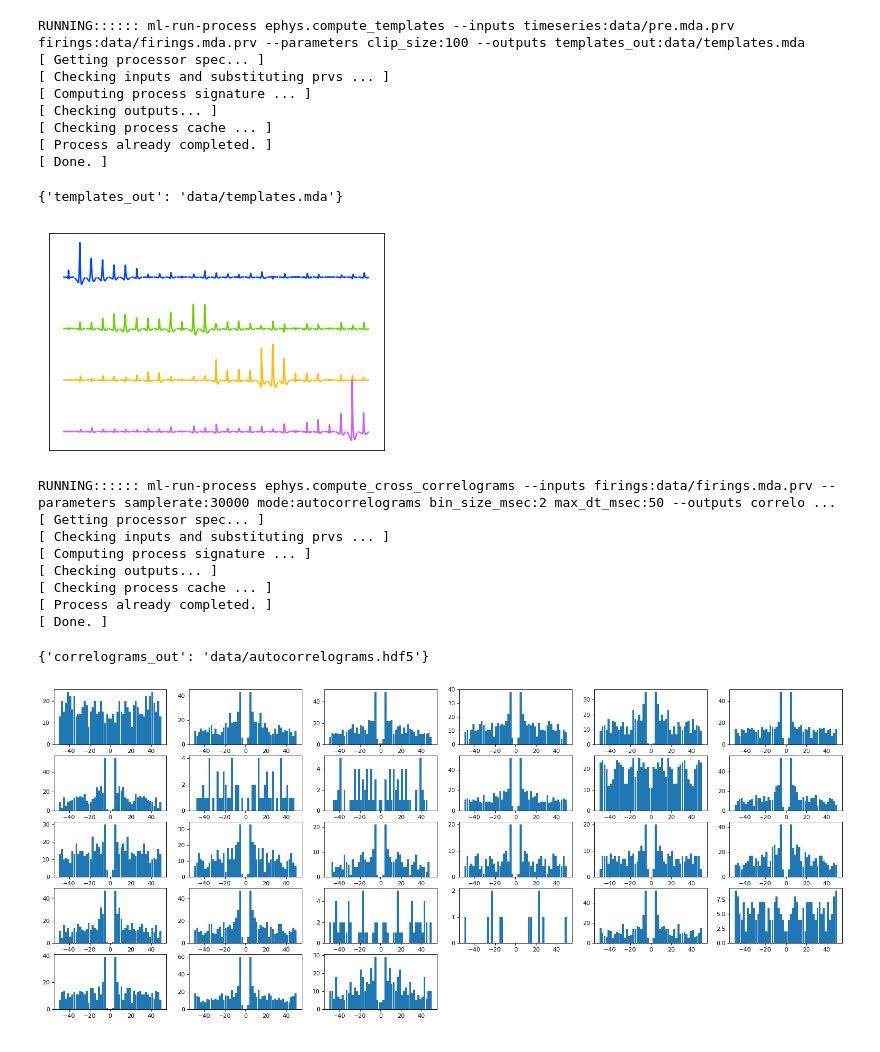
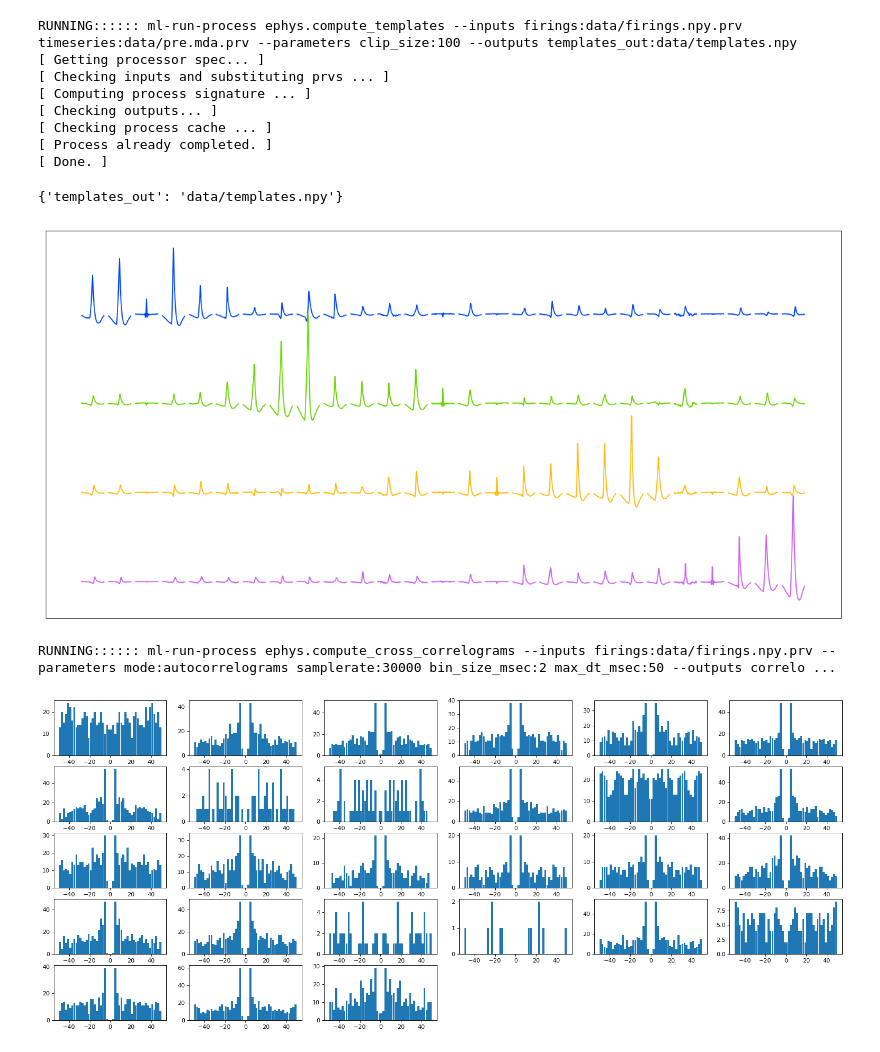
Before and after one commit to flatironinstitute/mountainlab-js, a Jupyter notebook: examples/spike_sorting/001_simple_bash_example/view_results.ipynb, the cells around one changed output. Saved outputs shown, nothing was run; the diff lists cells and outputs as text; code cells hidden in the pictures.

```diff
--- a/examples/spike_sorting/001_simple_bash_example/view_results.ipynb
+++ b/examples/spike_sorting/001_simple_bash_example/view_results.ipynb
@@ -6,9 +7,9 @@ from mltools import mlproc as mlp
 import deepdish as dd
 import imp
 # %%
-mlp.runProcess('ephys.compute_templates',{"timeseries":'data/pre.mda.prv',"firings":'data/firings.mda.prv'},{"templates_out":'data/templates.mda'},{"clip_size":100})
+mlp.runProcess('ephys.compute_templates',{"timeseries":'data/pre.mda.prv',"firings":'data/firings.npy.prv'},{"templates_out":'data/templates.npy'},{"clip_size":100})
 # %% [output]
-RUNNING:::::: ml-run-process ephys.compute_templates --inputs timeseries:data/pre.mda.prv firings:data/firings.mda.prv --parameters clip_size:100 --outputs templates_out:data/templates.mda
+RUNNING:::::: ml-run-process ephys.compute_templates --inputs firings:data/firings.npy.prv timeseries:data/pre.mda.prv --parameters clip_size:100 --outputs templates_out:data/templates.npy
 [ Getting processor spec... ]
 [ Checking inputs and substituting prvs ... ]
 [ Computing process signature ... ]
@@ -16,24 +17,16 @@ RUNNING:::::: ml-run-process ephys.compute_templates --inputs timeseries:data/pr
 [ Checking process cache ... ]
 [ Process already completed. ]
 [ Done. ]
-{'templates_out': 'data/templates.mda'}
+{'templates_out': 'data/templates.npy'}
 # %%
-templates=mls.loadMdaFile('data/templates.mda')
+templates=mls.loadMdaFile('data/templates.npy')
 viz.view_templates(templates)
 # %% [output]
-[figure, old version]
+[figure, new version]
 # %%
-mlp.runProcess('ephys.compute_cross_correlograms',{"firings":'data/firings.mda.prv'},{"correlograms_out":'data/autocorrelograms.hdf5'},{"samplerate":30000,"max_dt_msec":50,"bin_size_msec":2,"mode":'autocorrelograms'})
+mlp.runProcess('ephys.compute_cross_correlograms',{"firings":'data/firings.npy.prv'},{"correlograms_out":'data/autocorrelograms.hdf5'},{"samplerate":30000,"max_dt_msec":50,"bin_size_msec":2,"mode":'autocorrelograms'})
 # %% [output]
-RUNNING:::::: ml-run-process ephys.compute_cross_correlograms --inputs firings:data/firings.mda.prv --parameters samplerate:30000 mode:autocorrelograms bin_size_msec:2 max_dt_msec:50 --outputs correlo ...
-[ Getting processor spec... ]
-[ Checking inputs and substituting prvs ... ]
-[ Computing process signature ... ]
-[ Checking outputs... ]
-[ Checking process cache ... ]
-[ Process already completed. ]
-[ Done. ]
+RUNNING:::::: ml-run-process ephys.compute_cross_correlograms --inputs firings:data/firings.npy.prv --parameters mode:autocorrelograms samplerate:30000 bin_size_msec:2 max_dt_msec:50 --outputs correlo ...
-{'correlograms_out': 'data/autocorrelograms.hdf5'}
 # %%
 X=dd.io.load('data/autocorrelograms.hdf5')
 viz.view_cross_correlograms(X['correlograms'])
```
Also changed, not shown: parts of 1 cell of this notebook, 2 other files.
